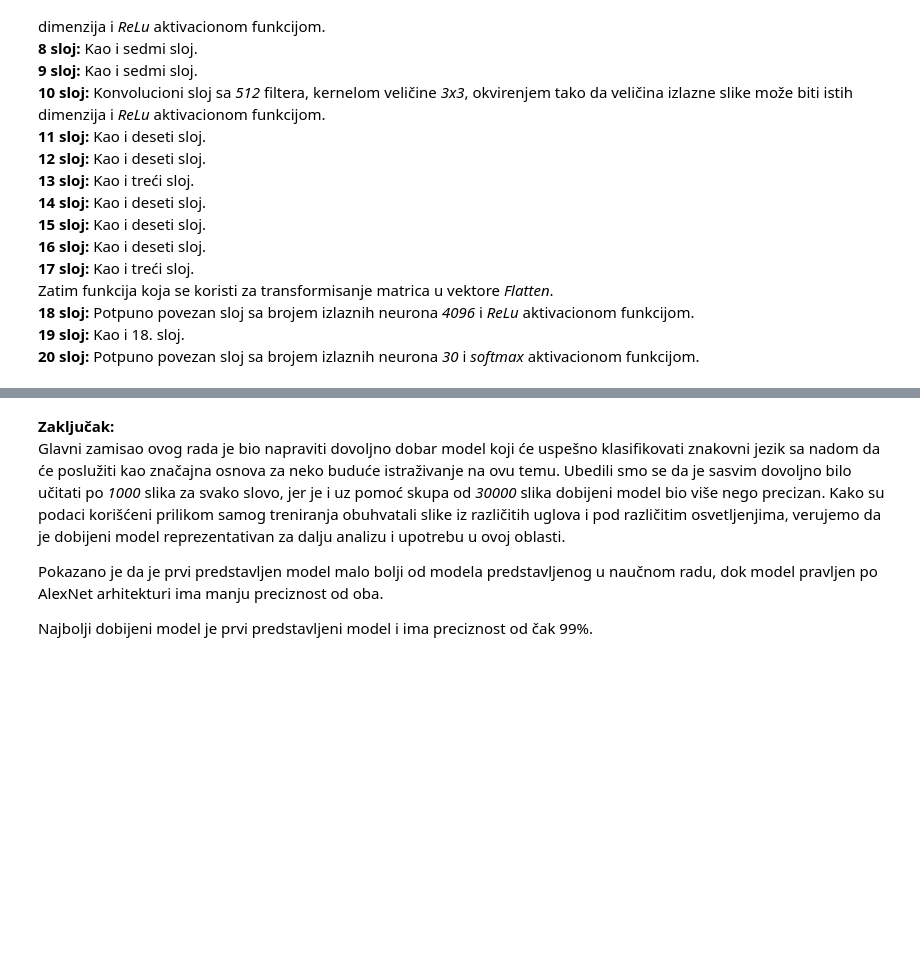
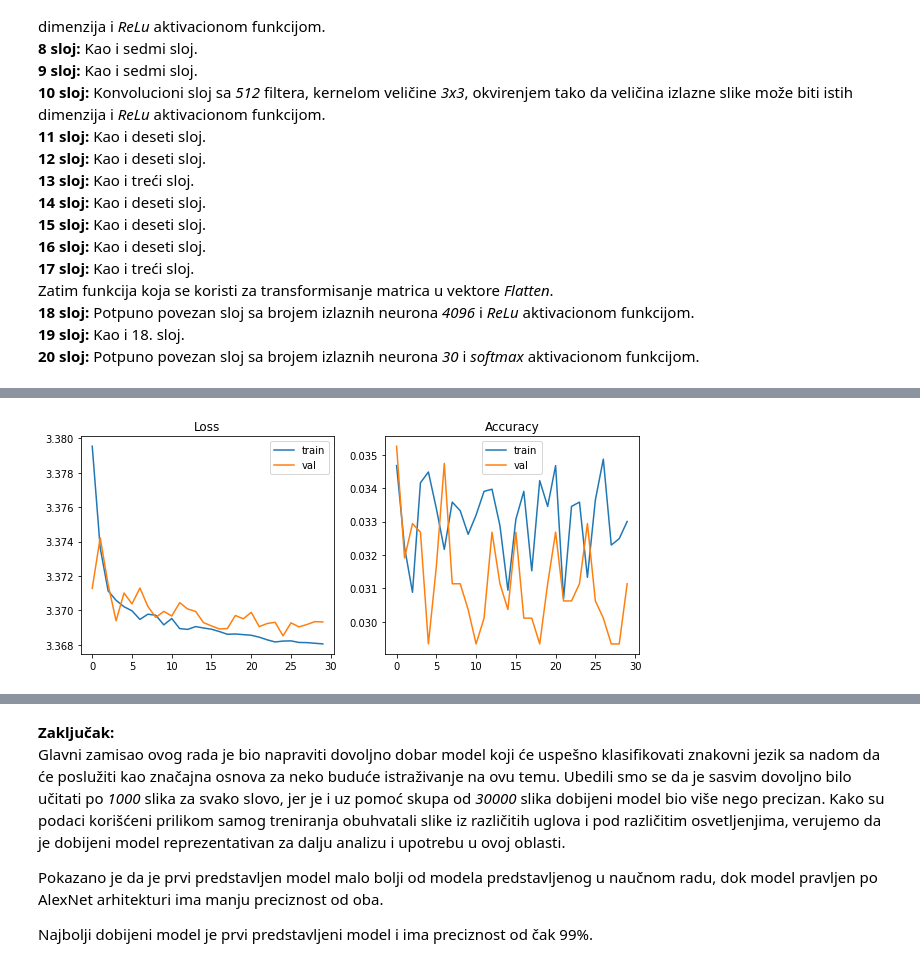
Before and after one commit to zokaaagajich/SignLanguage-ML, a Jupyter notebook: signLanguage-ML.ipynb, the cells around one changed output, grey strips where cells are left out. Saved outputs shown, nothing was run; the diff lists cells and outputs as text; code cells hidden in the pictures; blank space fills up the shorter version.

```diff
--- a/signLanguage-ML.ipynb
+++ b/signLanguage-ML.ipynb
@@ -759,21 +759,24 @@ Zatim funkcija koja se koristi za transformisanje matrica u vektore *Flatten*.
 # %%
 # VGG16 model
 vgg16_model = Sequential()
+vgg16_model.add(Conv2D(input_shape=(50,50,3), filters=64, kernel_size=(3,3), padding="same", activation="relu"))
 
-vgg16_model.add(Conv2D(input_shape=(200,200,3), filters=64, kernel_size=(3,3), padding="same", activation="relu"))
 vgg16_model.add(Conv2D(filters=64, kernel_size=(3,3), padding="same", activation="relu"))
 vgg16_model.add(MaxPooling2D(pool_size=(2,2), strides=(2,2)))
-vgg16_model.add(Conv2D(filters=128, kernel_size=(3,3), padding="same", activation="relu"))
+
 vgg16_model.add(Conv2D(filters=128, kernel_size=(3,3), padding="same", activation="relu"))
 vgg16_model.add(MaxPooling2D(pool_size=(2,2), strides=(2,2)))
+
 vgg16_model.add(Conv2D(filters=256, kernel_size=(3,3), padding="same", activation="relu"))
 vgg16_model.add(Conv2D(filters=256, kernel_size=(3,3), padding="same", activation="relu"))
 vgg16_model.add(Conv2D(filters=256, kernel_size=(3,3), padding="same", activation="relu"))
 vgg16_model.add(MaxPooling2D(pool_size=(2,2), strides=(2,2)))
+
 vgg16_model.add(Conv2D(filters=512, kernel_size=(3,3), padding="same", activation="relu"))
 vgg16_model.add(Conv2D(filters=512, kernel_size=(3,3), padding="same", activation="relu"))
 vgg16_model.add(Conv2D(filters=512, kernel_size=(3,3), padding="same", activation="relu"))
 vgg16_model.add(MaxPooling2D(pool_size=(2,2), strides=(2,2)))
+
 vgg16_model.add(Conv2D(filters=512, kernel_size=(3,3), padding="same", activation="relu"))
 vgg16_model.add(Conv2D(filters=512, kernel_size=(3,3), padding="same", activation="relu"))
 vgg16_model.add(Conv2D(filters=512, kernel_size=(3,3), padding="same", activation="relu"))
@@ -800,7 +821,7 @@ Za evaluaciju mreže koristimo **preciznost**.
 # Train model
 vgg16_history = vgg16_model.fit(X_train, y_train,
                     batch_size=128,
-                    epochs=100,
+                    epochs=30,
                     verbose=1,
                     validation_split=0.2,
                     shuffle=True)
@@ -807,5 +846,7 @@ vgg16_history = vgg16_model.fit(X_train, y_train,
 # %%
-plot_loss_accuracy(100, vgg16_history)
+plot_loss_accuracy(30, vgg16_history)
+# %% [output]
+[figure, added]
 # %%
 # Evaluate model
 vgg16_score_test = vgg16_model.evaluate(X_test, y_test, verbose=0)
```
Also changed, not shown: parts of 15 cells of this notebook.
